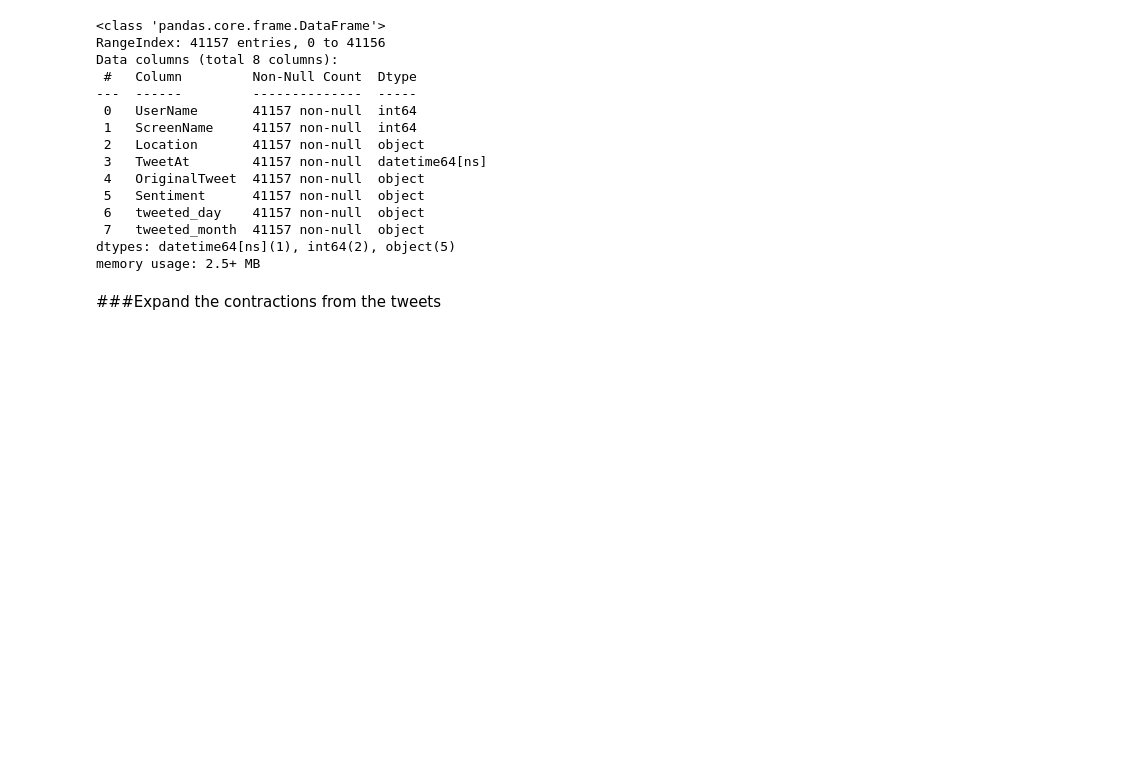
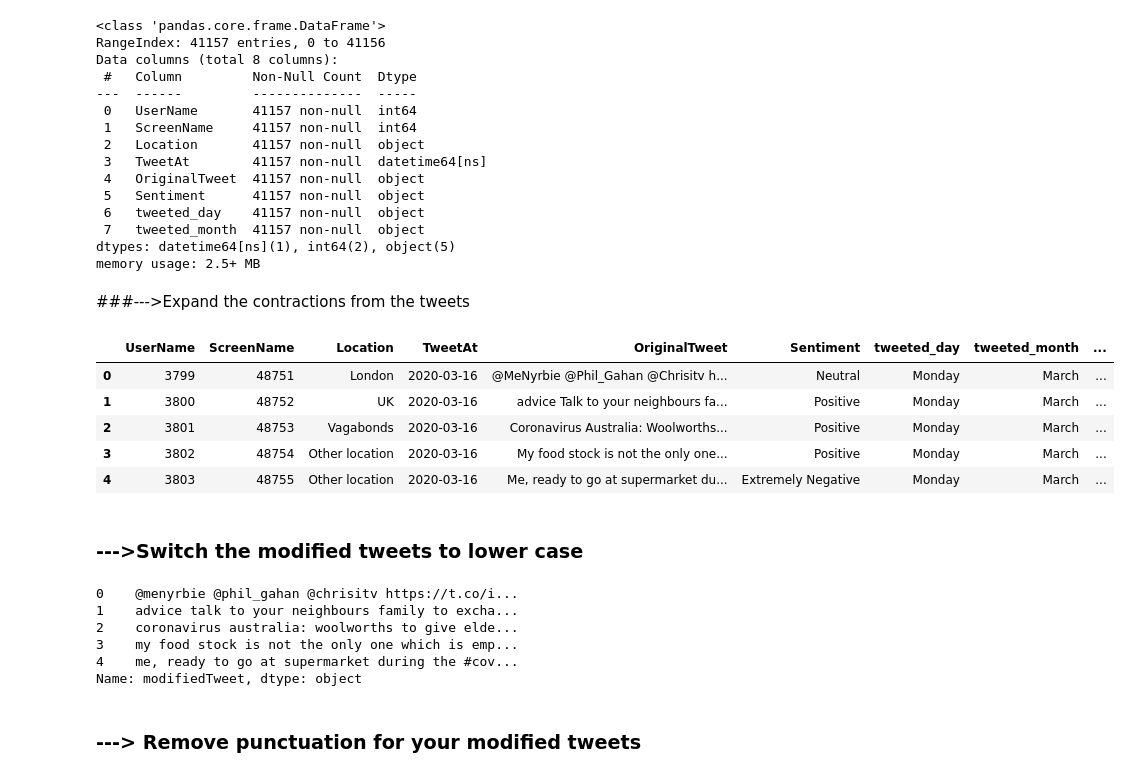
Before and after one commit to Mohamed-Harish-M-123/Capstone-Project-III, a Jupyter notebook: Coronavirus_Tweets_Sentiment_Analysis.ipynb, the cells around one changed output. Cells and saved outputs as stored; diff of their text form; code cells hidden in the pictures; blank space fills up the shorter version.

Commit message:
textual data preprocessing is done

```diff
--- a/Coronavirus_Tweets_Sentiment_Analysis.ipynb
+++ b/Coronavirus_Tweets_Sentiment_Analysis.ipynb
@@ -277,4 +287,39 @@ Data columns (total 8 columns):
 dtypes: datetime64[ns](1), int64(2), object(5)
 memory usage: 2.5+ MB
 # %% [markdown]
-###Expand the contractions from the tweets
+###--->Expand the contractions from the tweets
+# %%
+# Import the contraction_dict
+from contractions import contractions_dict
+
+# Function to expand contractions
+def expand_contractions(text):
+    for contraction, expansion in contractions_dict.items():
+        text = text.replace(contraction, expansion)
+    return text
+
+# Apply the expand_contractions function to the textual column
+tweets_df['modifiedTweet'] = tweets_df['OriginalTweet'].apply(expand_contractions)
+tweets_df.head()
+# %% [output]
+|  | UserName | ScreenName | Location | TweetAt | OriginalTweet | Sentiment | tweeted_day | tweeted_month | ... |
+| 0 | 3799 | 48751 | London | 2020-03-16 | @MeNyrbie @Phil_Gahan @Chrisitv h... | Neutral | Monday | March | ... |
+| 1 | 3800 | 48752 | UK | 2020-03-16 | advice Talk to your neighbours fa... | Positive | Monday | March | ... |
+| 2 | 3801 | 48753 | Vagabonds | 2020-03-16 | Coronavirus Australia: Woolworths... | Positive | Monday | March | ... |
+| 3 | 3802 | 48754 | Other location | 2020-03-16 | My food stock is not the only one... | Positive | Monday | March | ... |
+| 4 | 3803 | 48755 | Other location | 2020-03-16 | Me, ready to go at supermarket du... | Extremely Negative | Monday | March | ... |
+# %% [markdown]
+### --->Switch the modified tweets to lower case
+# %%
+# Apply lower case to the 'modifiedTweet' column
+tweets_df['modifiedTweet'] = tweets_df['modifiedTweet'].str.lower()
+tweets_df['modifiedTweet'][:5]
+# %% [output]
+0    @menyrbie @phil_gahan @chrisitv https://t.co/i...
+1    advice talk to your neighbours family to excha...
+2    coronavirus australia: woolworths to give elde...
+3    my food stock is not the only one which is emp...
+4    me, ready to go at supermarket during the #cov...
+Name: modifiedTweet, dtype: object
+# %% [markdown]
+### ---> Remove punctuation for your modified tweets
```
Also changed, not shown: parts of 10 cells of this notebook.
